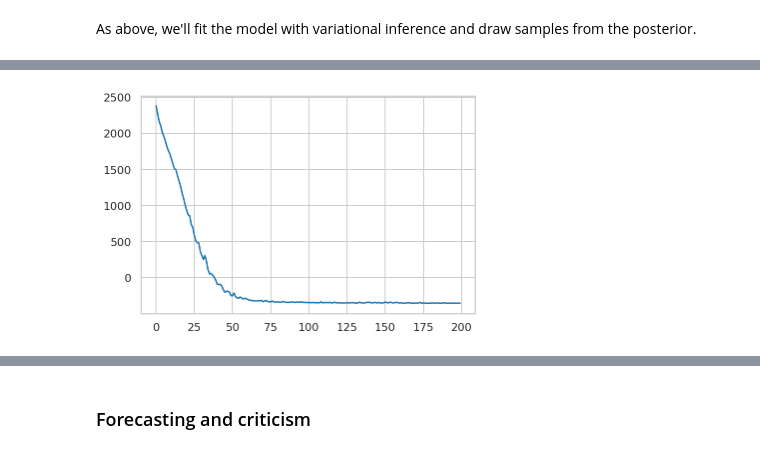
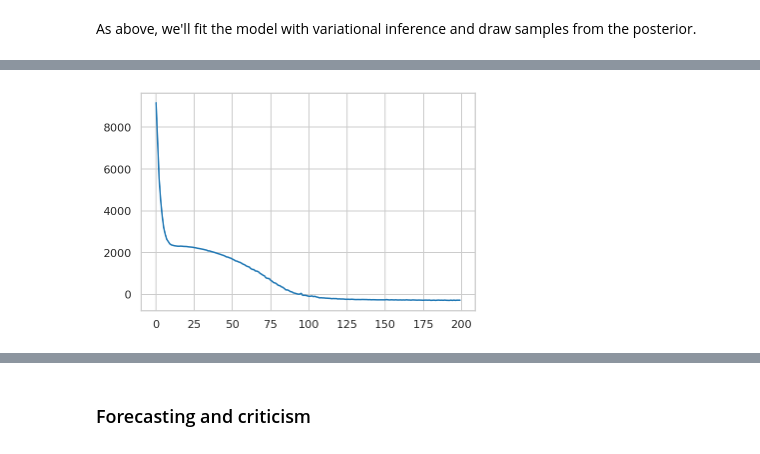
Before and after one commit to probml/probml-notebooks, a Jupyter notebook: notebooks/STS_TFP.ipynb, the cells around one changed output, grey strips where cells are left out. Cells and saved outputs as stored; diff of their text form; code cells hidden in the pictures.

```diff
--- a/notebooks/STS_TFP.ipynb
+++ b/notebooks/STS_TFP.ipynb
@@ -451,8 +458,8 @@ variational_posteriors = tfp.sts.build_factored_surrogate_posterior(
 # %%
-#@title Minimize the variational loss.
+# Minimize the variational loss.
 
 # Allow external control of optimization to reduce test runtimes.
-num_variational_steps = 200 # @param { isTemplate: true}
+num_variational_steps = 200
 num_variational_steps = int(num_variational_steps)
 
 # Build and optimize the variational loss function.
@@ -462,7 +469,8 @@ elbo_loss_curve = tfp.vi.fit_surrogate_posterior(
     surrogate_posterior=variational_posteriors,
     optimizer=tf.optimizers.Adam(learning_rate=0.1),
     num_steps=num_variational_steps,
-    jit_compile=True)
+    jit_compile=True,
+    seed=seed)
 plt.plot(elbo_loss_curve)
 plt.show()
 
@@ -472,4 +483,4 @@ q_samples_demand_ = variational_posteriors.sample(50)
-[figure, old version]
+[figure, new version]
 # %%
 print("Inferred parameters:")
 for param in demand_model.parameters:
```
Also changed, not shown: parts of 12 cells of this notebook.
